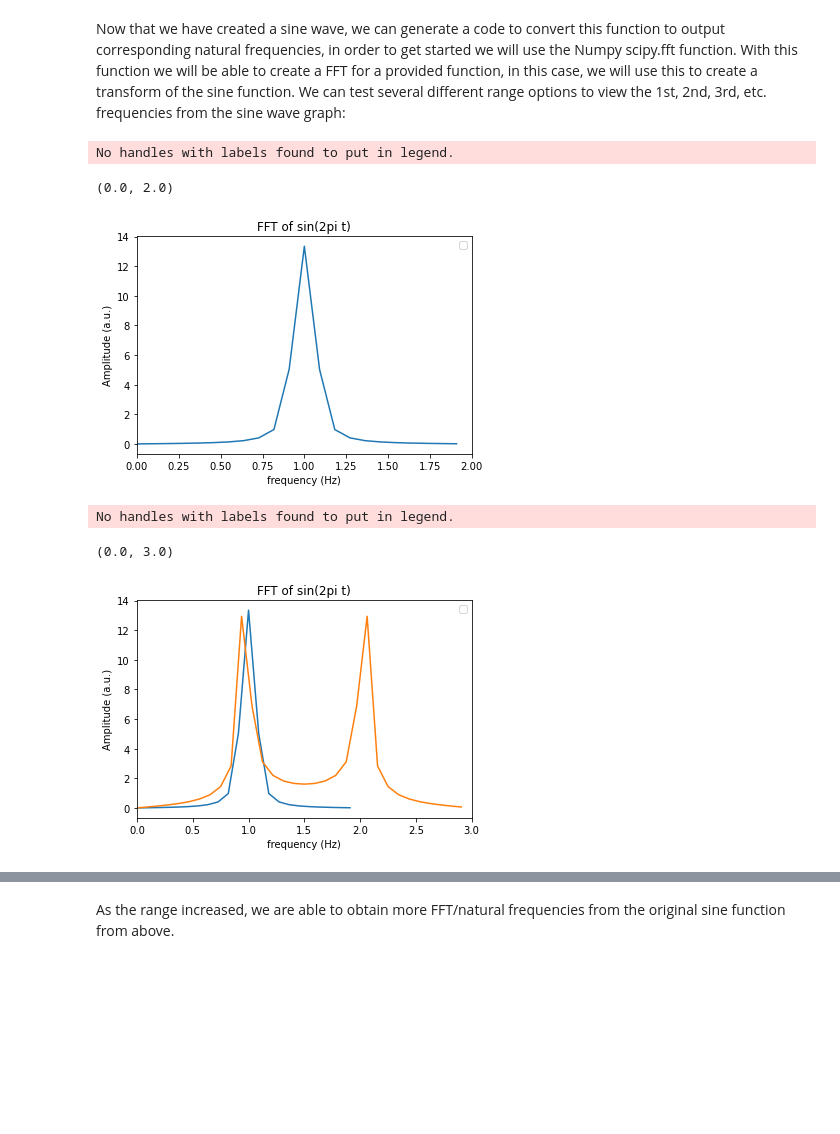
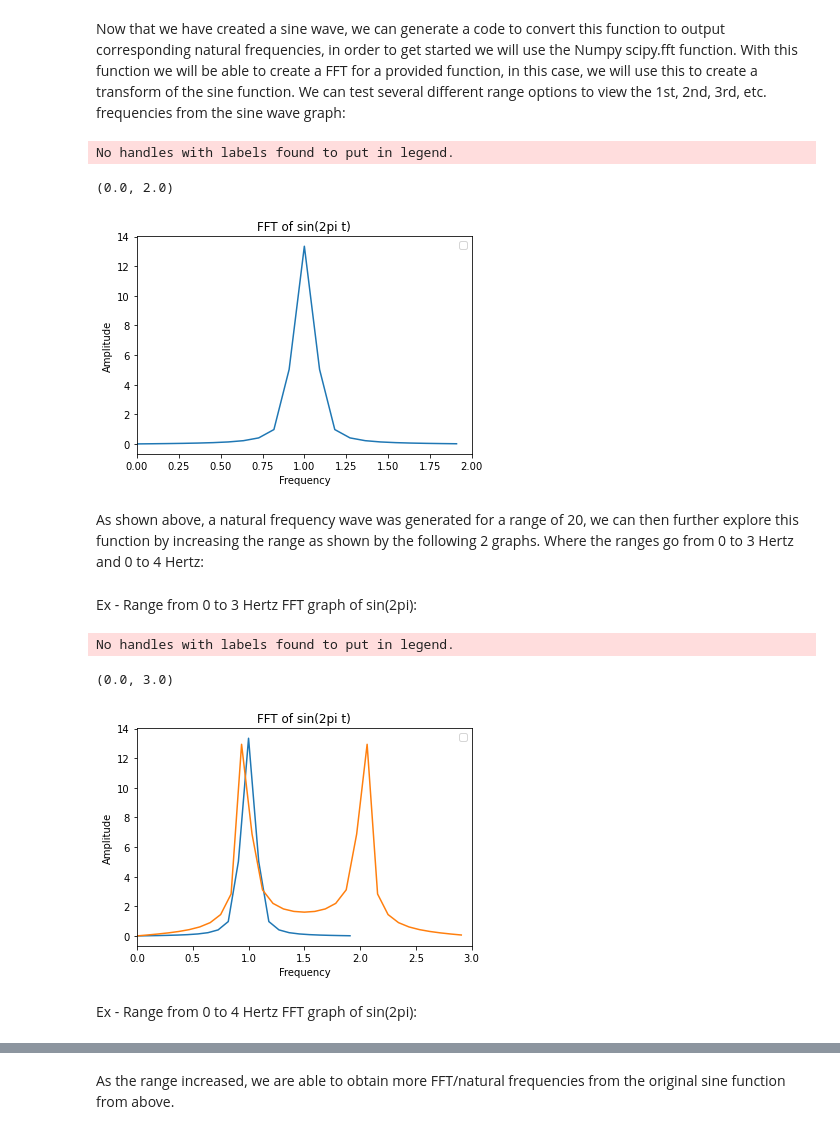
Before and after one commit to cooperrc/uconn_numpy_tutorials, a Jupyter notebook: notebooks/abbash_notebook.ipynb, the cells around one changed output, grey strips where cells are left out. Saved outputs shown, nothing was run; the diff lists cells and outputs as text; code cells hidden in the pictures; blank space fills up the shorter version.

```diff
--- a/notebooks/abbash_notebook.ipynb
+++ b/notebooks/abbash_notebook.ipynb
@@ -40,28 +46,32 @@ Now that we have created a sine wave, we can generate a code to convert this fun
 # %%
 N_freq = 100
 time = 10
 wave_freq = N_freq * time
 x = np.linspace(0, time, wave_freq)
 y = np.sin((2 * np.pi * x))
 func = np.fft.fft(y)
 
 for N in [20]:
     step = (10) / (N+1)
     t = np.arange(0,10+step, step)
     func= np.sin(2*np.pi*t)
     FFT= np.fft.fft(func)
     freq_step = (N/time) / len(FFT)
     freqs = np.arange(0,N/time, freq_step)
     plt.plot(freqs, np.absolute(FFT))
-plt.xlabel('frequency (Hz)')
-plt.ylabel('Amplitude (a.u.)')
+plt.xlabel('Frequency')
+plt.ylabel('Amplitude')
 plt.title('FFT of sin(2pi t)')
 plt.legend()
 plt.xlim((0,2))
 # %% [output]
 No handles with labels found to put in legend.
 (0.0, 2.0)
-[figure, old version]
+[figure, new version]
+# %% [markdown]
+As shown above, a natural frequency wave was generated for a range of 20, we can then further explore this function by increasing the range as shown by the following 2 graphs. Where the ranges go from 0 to 3 Hertz and 0 to 4 Hertz:
+# %% [markdown]
+Ex - Range from 0 to 3 Hertz FFT graph of sin(2pi):
 # %%
 for N in [20, 30]:
     step = (10) / (N+1)
@@ -71,15 +81,17 @@ for N in [20, 30]:
     freq_step = (N/time) / len(FFT)
     freqs = np.arange(0,N/time, freq_step)
     plt.plot(freqs, np.absolute(FFT))
-plt.xlabel('frequency (Hz)')
-plt.ylabel('Amplitude (a.u.)')
+plt.xlabel('Frequency')
+plt.ylabel('Amplitude')
 plt.title('FFT of sin(2pi t)')
 plt.legend()
 plt.xlim((0,3))
 # %% [output]
 No handles with labels found to put in legend.
 (0.0, 3.0)
-[figure, old version]
+[figure, new version]
+# %% [markdown]
+Ex - Range from 0 to 4 Hertz FFT graph of sin(2pi):
 # %%
 for N in [20,30,40]:
     step = (10) / (N+1)
```
Also changed, not shown: parts of 13 cells of this notebook.
